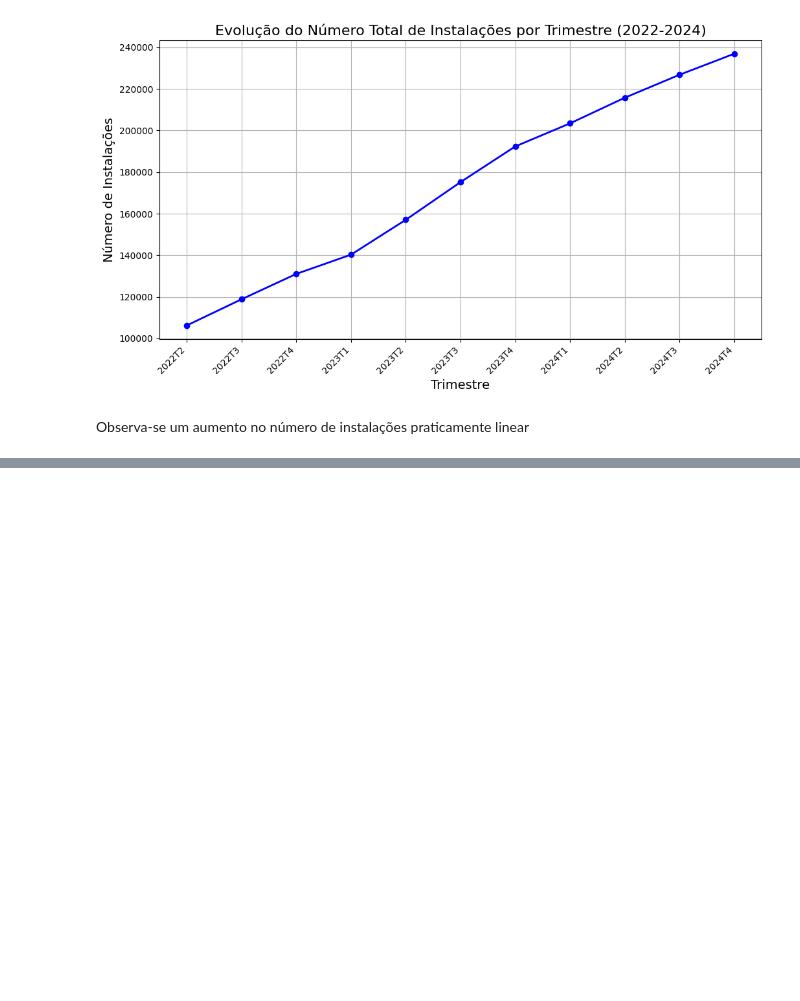
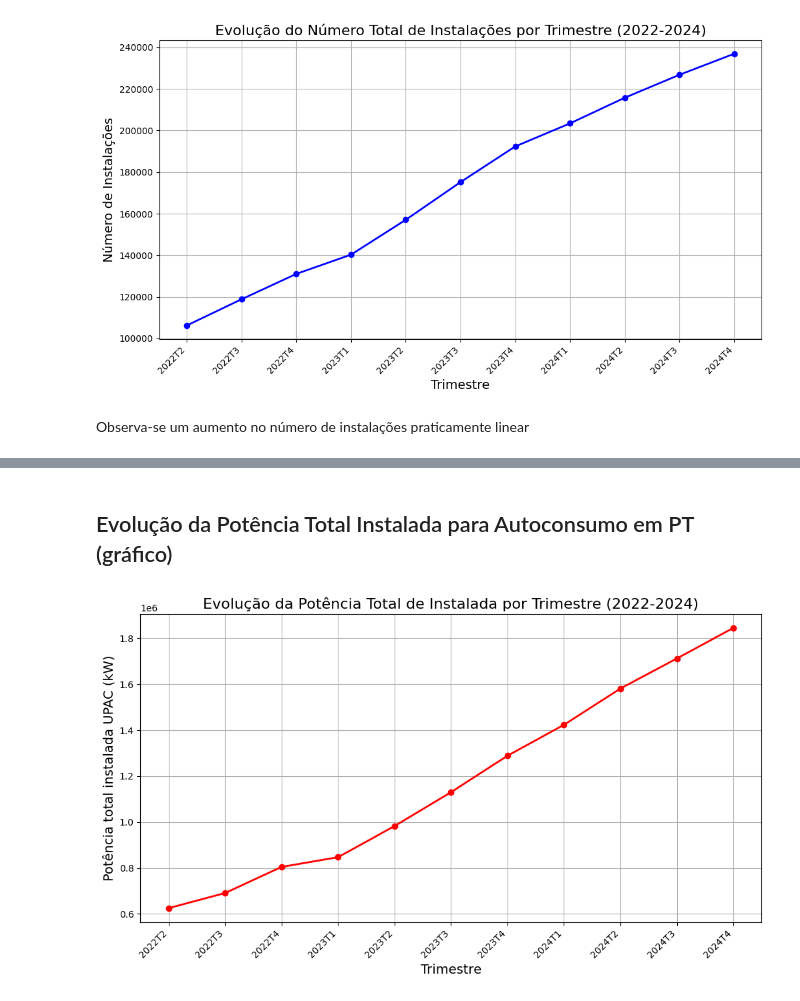
Before and after one commit to leonorsr/E-Redes, a Jupyter notebook: e-redes_autoconsumo.ipynb, the cells around one changed output, grey strips where cells are left out. Cells and saved outputs as stored; diff of their text form; code cells hidden in the pictures; blank space fills up the shorter version.

```diff
--- a/e-redes_autoconsumo.ipynb
+++ b/e-redes_autoconsumo.ipynb
@@ -224,0 +388,35 @@ Observa-se um aumento no número de instalações praticamente linear
+# %% [markdown]
+## Evolução da Potência Total Instalada para Autoconsumo em PT (gráfico)
+# %%
+import pandas as pd
+import matplotlib.pyplot as plt
+
+# Carregar o arquivo CSV com o separador correto
+dados = pd.read_csv('./data/e-redes_autoconsumo.csv', sep=';')
+
+# Agrupar os dados por 'Trimestre', somando o número de instalações
+tabela_instalacoes_trimestre = dados.groupby('Trimestre')['Potência total instalada UPAC (kW)'].sum().reset_index()
+
+# Filtrar os últimos 3 anos (2022, 2023, 2024)
+tabela_instalacoes_trimestre = tabela_instalacoes_trimestre[tabela_instalacoes_trimestre['Trimestre'].str[:4].isin(['2022', '2023', '2024'])]
+
+# Ordenar os trimestres corretamente
+tabela_instalacoes_trimestre = tabela_instalacoes_trimestre.sort_values(by='Trimestre')
+
+# Plotar o gráfico de evolução do número total de instalações por trimestre
+plt.figure(figsize=(12, 6))
+plt.plot(tabela_instalacoes_trimestre['Trimestre'], tabela_instalacoes_trimestre['Potência total instalada UPAC (kW)'], marker='o', color='r', linestyle='-', linewidth=2)
+
+# Melhorar a legibilidade do eixo X
+plt.xticks(rotation=45, ha='right')
+
+# Adicionar título e rótulos aos eixos
+plt.title('Evolução da Potência Total de Instalada por Trimestre (2022-2024)', fontsize=16)
+plt.xlabel('Trimestre', fontsize=14)
+plt.ylabel('Potência total instalada UPAC (kW)', fontsize=14)
+plt.grid(True)
+
+# Exibir o gráfico
+plt.show()
+# %% [output]
+[figure, added]
```
Also changed, not shown: parts of 11 cells of this notebook.
